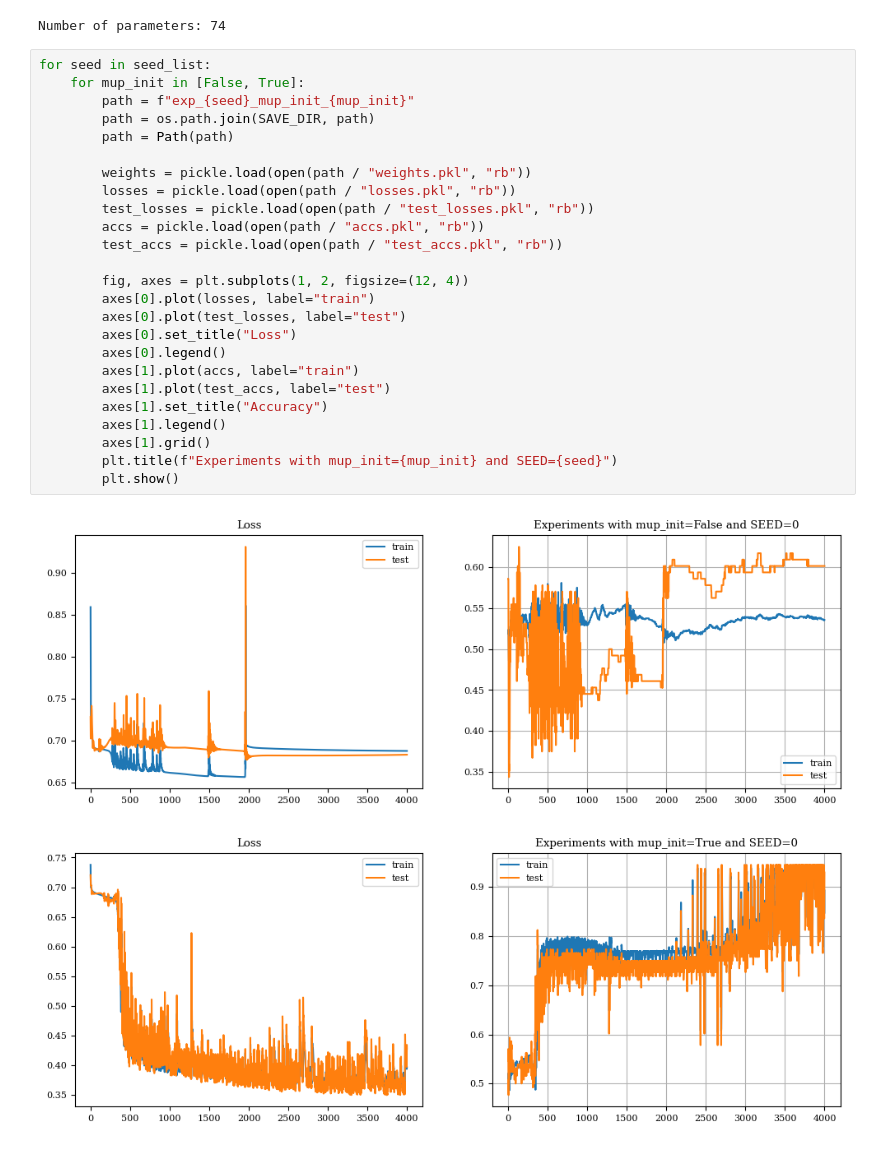
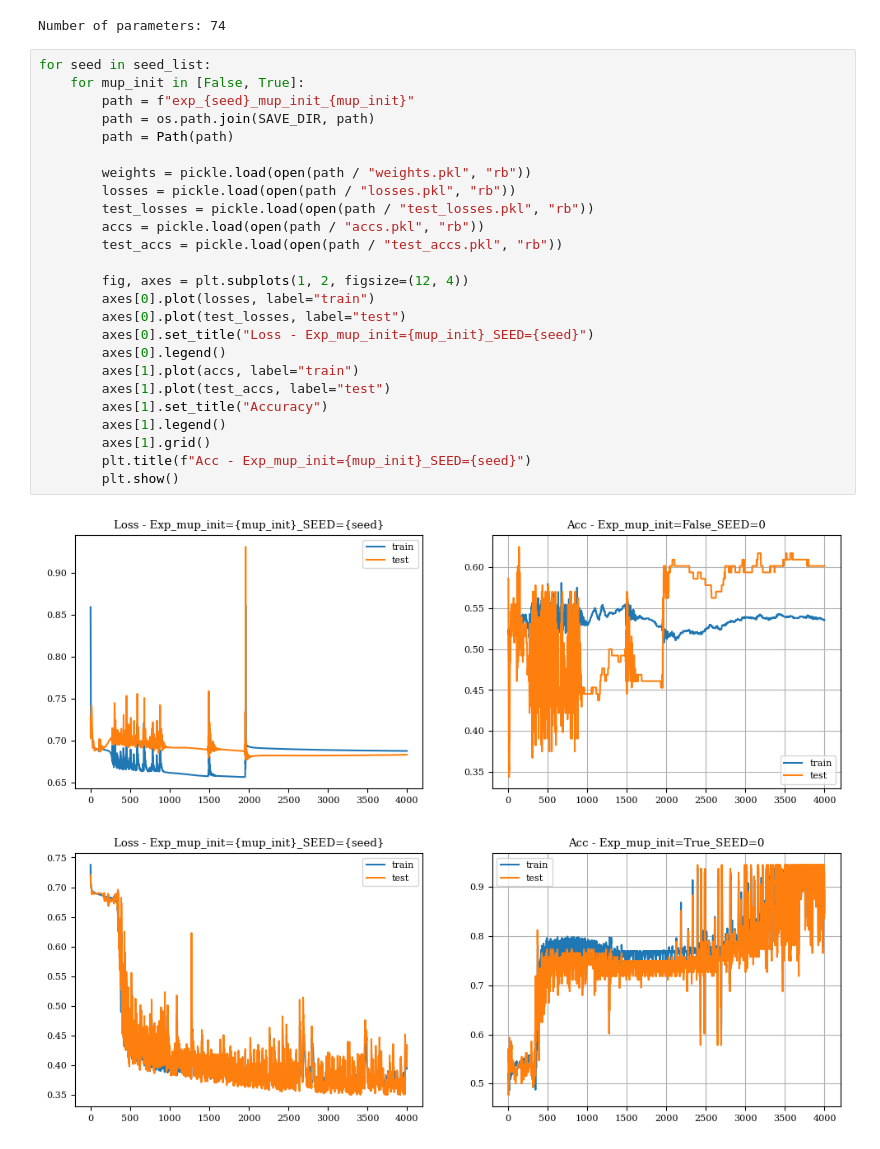
Before and after one commit to facebookresearch/pal, a Jupyter notebook: pruning/stabilize_training.ipynb, the cells around one changed output. Cells and saved outputs as stored; diff of their text form.

Commit message:
Update legend

```diff
--- a/pruning/stabilize_training.ipynb
+++ b/pruning/stabilize_training.ipynb
@@ -238,28 +238,28 @@ Number of parameters: 74
 # %%
 for seed in seed_list:
     for mup_init in [False, True]:
         path = f"exp_{seed}_mup_init_{mup_init}"
         path = os.path.join(SAVE_DIR, path)
         path = Path(path)
 
         weights = pickle.load(open(path / "weights.pkl", "rb"))
         losses = pickle.load(open(path / "losses.pkl", "rb"))
         test_losses = pickle.load(open(path / "test_losses.pkl", "rb"))
         accs = pickle.load(open(path / "accs.pkl", "rb"))
         test_accs = pickle.load(open(path / "test_accs.pkl", "rb"))
 
         fig, axes = plt.subplots(1, 2, figsize=(12, 4))
         axes[0].plot(losses, label="train")
         axes[0].plot(test_losses, label="test")
-        axes[0].set_title("Loss")
+        axes[0].set_title("Loss - Exp_mup_init={mup_init}_SEED={seed}")
         axes[0].legend()
         axes[1].plot(accs, label="train")
         axes[1].plot(test_accs, label="test")
         axes[1].set_title("Accuracy")
         axes[1].legend()
         axes[1].grid()
-        plt.title(f"Experiments with mup_init={mup_init} and SEED={seed}")
+        plt.title(f"Acc - Exp_mup_init={mup_init}_SEED={seed}")
         plt.show()
 # %% [output]
-[figure, old version]
+[figure, new version]
-[figure, old version]
+[figure, new version]
```
Also changed, not shown: parts of 1 cell of this notebook.
